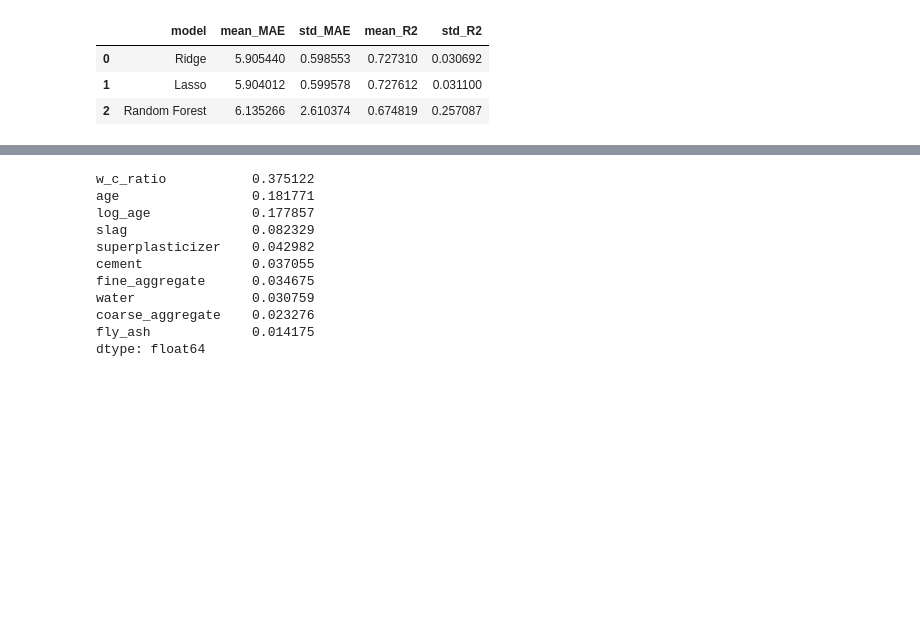
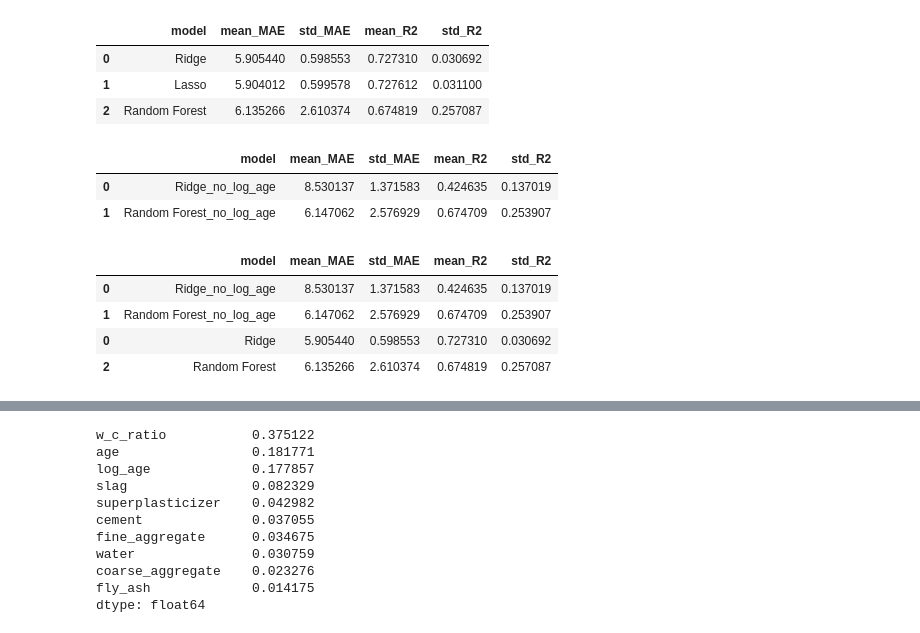
Before and after one commit to atalebai/concrete-compressive-strength-ml, a Jupyter notebook: notebooks/03_modeling.ipynb, the cells around one changed output, grey strips where cells are left out. Drawn from its saved outputs; the diff is of its cells as text; code cells hidden in the pictures; blank space fills up the shorter version.

```diff
--- a/notebooks/03_modeling.ipynb
+++ b/notebooks/03_modeling.ipynb
@@ -111,0 +124,54 @@ results_df
+# %%
+X_no_log = df[feature_cols_no_log]
+
+models_no_log = {
+    "Ridge_no_log_age": Pipeline([
+        ("scaler", StandardScaler()),
+        ("model", Ridge(alpha=1.0))
+    ]),
+    "Random Forest_no_log_age": RandomForestRegressor(
+        n_estimators=200,
+        random_state=42
+    )
+}
+
+no_log_results = []
+
+for name, model in models_no_log.items():
+    scores = cross_validate(
+        model,
+        X_no_log,
+        y,
+        groups=groups,
+        cv=cv,
+        scoring=scoring,
+        return_train_score=False
+    )
+
+    no_log_results.append({
+        "model": name,
+        "mean_MAE": -scores["test_MAE"].mean(),
+        "std_MAE": (-scores["test_MAE"]).std(),
+        "mean_R2": scores["test_R2"].mean(),
+        "std_R2": scores["test_R2"].std()
+    })
+
+no_log_results_df = pd.DataFrame(no_log_results)
+no_log_results_df
+# %% [output]
+|  | model | mean_MAE | std_MAE | mean_R2 | std_R2 |
+| 0 | Ridge_no_log_age | 8.530137 | 1.371583 | 0.424635 | 0.137019 |
+| 1 | Random Forest_no_log_age | 6.147062 | 2.576929 | 0.674709 | 0.253907 |
+# %%
+log_age_comparison = pd.concat([
+    no_log_results_df,
+    results_df[results_df["model"].isin(["Ridge", "Random Forest"])]
+])
+
+log_age_comparison
+# %% [output]
+|  | model | mean_MAE | std_MAE | mean_R2 | std_R2 |
+| 0 | Ridge_no_log_age | 8.530137 | 1.371583 | 0.424635 | 0.137019 |
+| 1 | Random Forest_no_log_age | 6.147062 | 2.576929 | 0.674709 | 0.253907 |
+| 0 | Ridge | 5.905440 | 0.598553 | 0.727310 | 0.030692 |
+| 2 | Random Forest | 6.135266 | 2.610374 | 0.674819 | 0.257087 |
```
Also changed, not shown: parts of 4 cells of this notebook, 7 other files.
